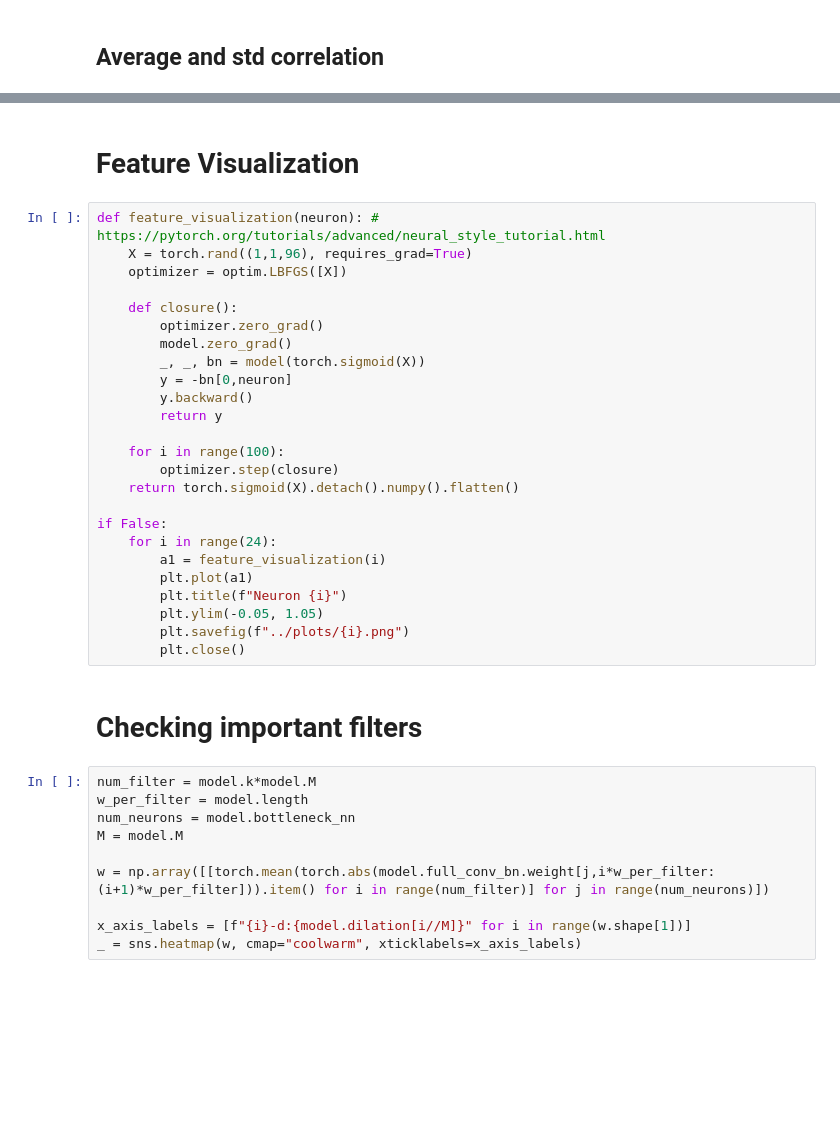
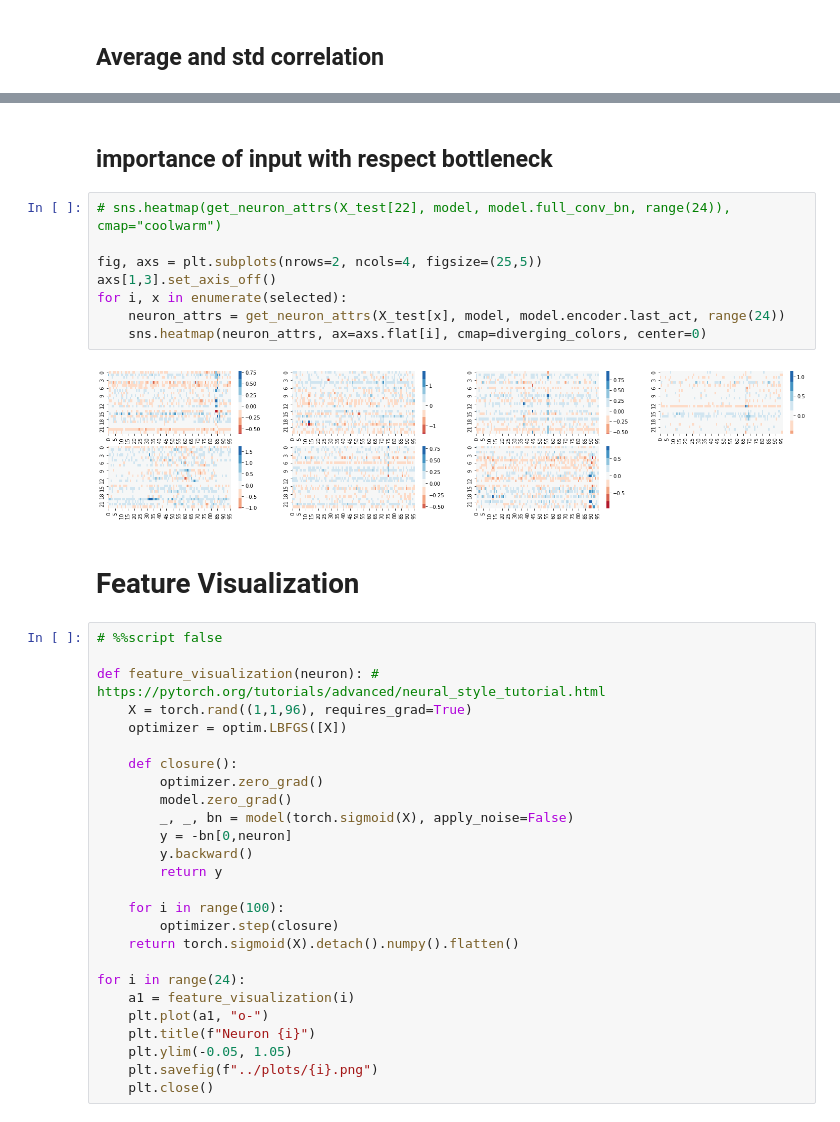
Before and after one commit to tonibofarull/TSAutoencoder, a Jupyter notebook: src/main.ipynb, the cells around one changed output, grey strips where cells are left out. Drawn from its saved outputs; the diff is of its cells as text; blank space fills up the shorter version.

```diff
--- a/src/main.ipynb
+++ b/src/main.ipynb
@@ -170,6 +256,20 @@ print("Accuracy:", np.sum(np.diag(cm))/np.sum(cm))
+# %% [markdown]
+## importance of input with respect bottleneck
+# %%
+# sns.heatmap(get_neuron_attrs(X_test[22], model, model.full_conv_bn, range(24)), cmap="coolwarm")
+
+fig, axs = plt.subplots(nrows=2, ncols=4, figsize=(25,5))
+axs[1,3].set_axis_off()
+for i, x in enumerate(selected):
+    neuron_attrs = get_neuron_attrs(X_test[x], model, model.encoder.last_act, range(24))
+    sns.heatmap(neuron_attrs, ax=axs.flat[i], cmap=diverging_colors, center=0)
+# %% [output]
+[figure, added]
 # %% [markdown]
 # Feature Visualization
 # %%
+# %%script false
+
 def feature_visualization(neuron): # https://pytorch.org/tutorials/advanced/neural_style_tutorial.html
     X = torch.rand((1,1,96), requires_grad=True)
     optimizer = optim.LBFGS([X])
@@ -177,7 +277,7 @@ def feature_visualization(neuron): # https://pytorch.org/tutorials/advanced/neur
     def closure():
         optimizer.zero_grad()
         model.zero_grad()
-        _, _, bn = model(torch.sigmoid(X))
+        _, _, bn = model(torch.sigmoid(X), apply_noise=False)
         y = -bn[0,neuron]
         y.backward()
         return y
@@ -186,23 +286,10 @@ def feature_visualization(neuron): # https://pytorch.org/tutorials/advanced/neur
         optimizer.step(closure)
     return torch.sigmoid(X).detach().numpy().flatten()
 
-if False:
-    for i in range(24):
-        a1 = feature_visualization(i)
-        plt.plot(a1)
-        plt.title(f"Neuron {i}")
-        plt.ylim(-0.05, 1.05)
-        plt.savefig(f"../plots/{i}.png")
-        plt.close()
+for i in range(24):
+    a1 = feature_visualization(i)
+    plt.plot(a1, "o-")
+    plt.title(f"Neuron {i}")
+    plt.ylim(-0.05, 1.05)
+    plt.savefig(f"../plots/{i}.png")
+    plt.close()
-# %% [markdown]
-# Checking important filters
-# %%
-num_filter = model.k*model.M
-w_per_filter = model.length
-num_neurons = model.bottleneck_nn
-M = model.M
-
-w = np.array([[torch.mean(torch.abs(model.full_conv_bn.weight[j,i*w_per_filter:(i+1)*w_per_filter])).item() for i in range(num_filter)] for j in range(num_neurons)])
-
-x_axis_labels = [f"{i}-d:{model.dilation[i//M]}" for i in range(w.shape[1])]
-_ = sns.heatmap(w, cmap="coolwarm", xticklabels=x_axis_labels)
```
Also changed, not shown: parts of 43 cells of this notebook, 6 other files.
